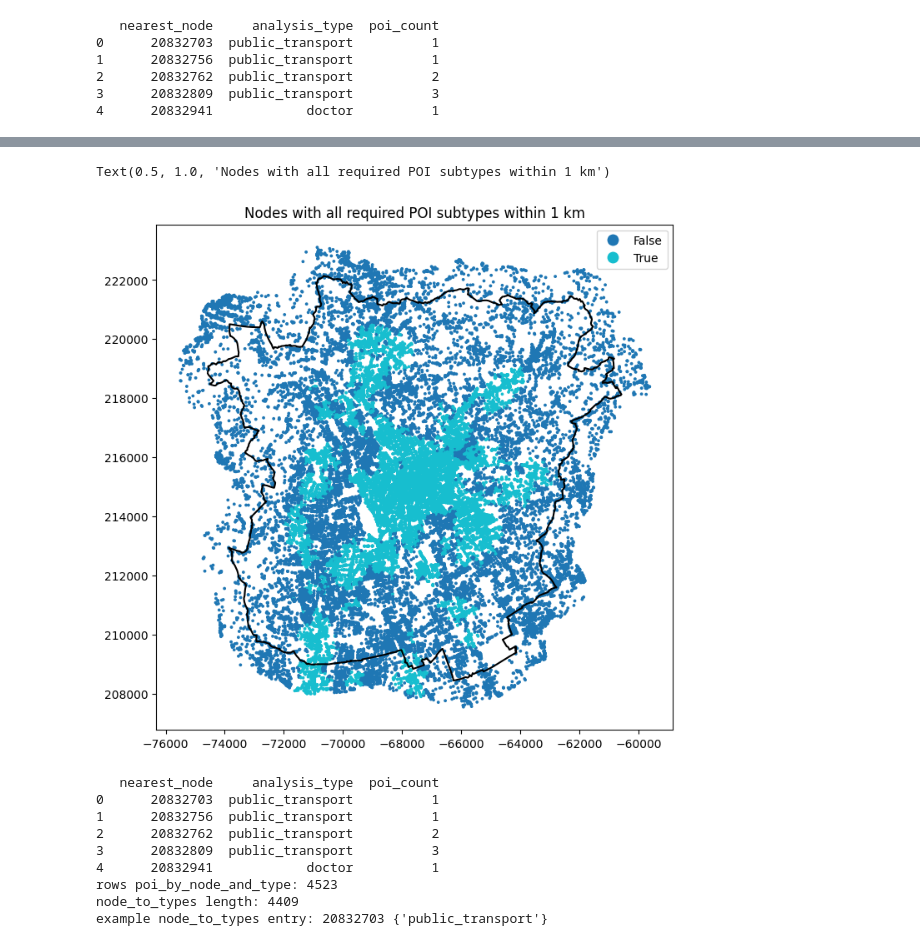
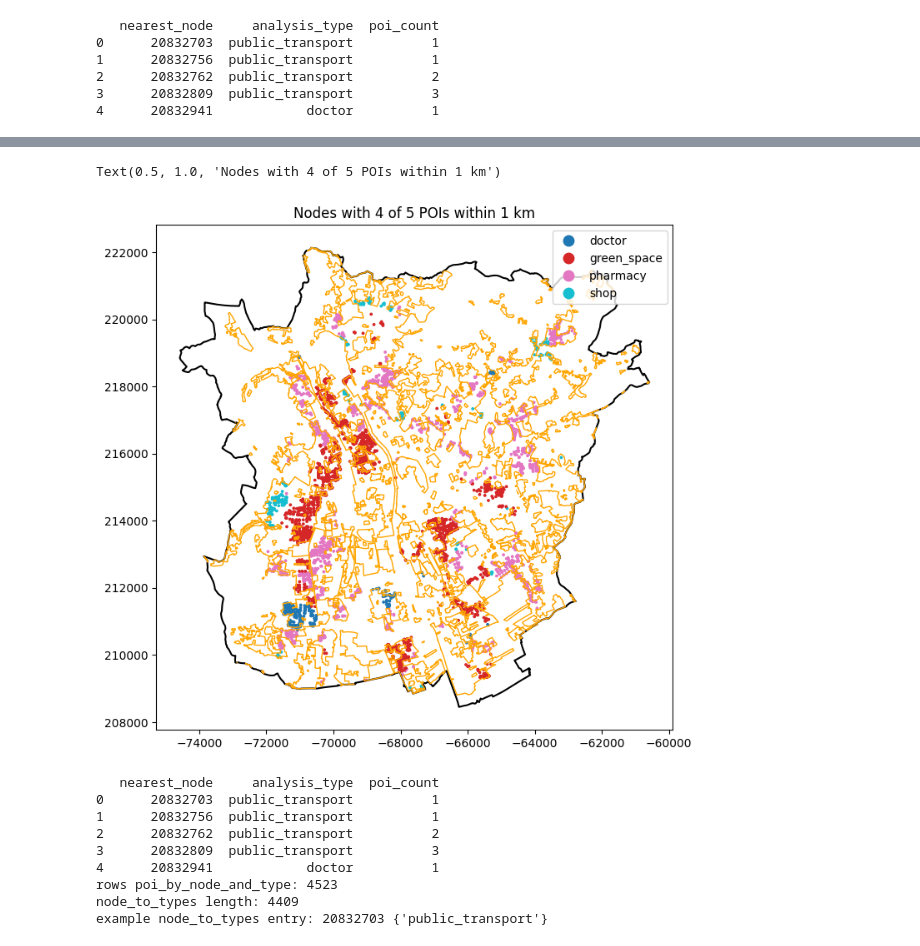
Before and after one commit to VitaDuit/GIS2_Group3_FinalProject, a Jupyter notebook: Group3_FinalProject.ipynb, the cells around one changed output, grey strips where cells are left out. Drawn from its saved outputs; the diff is of its cells as text; code cells hidden in the pictures.

Commit message:
scenario: coverage per node and clustering, facility suggestions

```diff
--- a/Group3_FinalProject.ipynb
+++ b/Group3_FinalProject.ipynb
@@ -352,7 +355,7 @@ pois_all_points.loc[mask_non_point, "geometry"] = (
 pois_all_points.to_parquet(POI_ALL_POINTS_PATH, index=False)
 pois_all_points = gpd.read_parquet(POI_ALL_POINTS_PATH)
 # %%
-pois_all_points = pois_all_points.to_crs(nodes.crs)
+pois_all_points = pois_all_points.to_crs(epsg=project_crs)
 
 # Coordinates of POIs
 X = pois_all_points.geometry.x  # x/longitude or projected x
@@ -662,0 +793,35 @@ nodes["has_all_required"] = nodes["reachable_types"].apply(
+# %%
+# Add per-category coverage boolean columns
+nodes_analysis_residential["covered_shop"] = nodes_analysis_residential["reachable_types"].apply(
+    lambda s: "shop" in s
+)
+nodes_analysis_residential["covered_public_transport"] = nodes_analysis_residential["reachable_types"].apply(
+    lambda s: "public_transport" in s
+)
+nodes_analysis_residential["covered_green_space"] = nodes_analysis_residential["reachable_types"].apply(
+    lambda s: "green_space" in s
+)
+nodes_analysis_residential["covered_doctor"] = nodes_analysis_residential["reachable_types"].apply(
+    lambda s: "doctor" in s
+)
+nodes_analysis_residential["covered_pharmacy"] = nodes_analysis_residential["reachable_types"].apply(
+    lambda s: "pharmacy" in s
+)
+
+# number of covered categories
+nodes_analysis_residential["num_covered"] = (
+    nodes_analysis_residential["covered_shop"].astype(int)
+    + nodes_analysis_residential["covered_public_transport"].astype(int)
+    + nodes_analysis_residential["covered_green_space"].astype(int)
+    + nodes_analysis_residential["covered_doctor"].astype(int)
+    + nodes_analysis_residential["covered_pharmacy"].astype(int)
+)
+
+# consistency with has_all_required
+# nodes_analysis["has_all_required"] = nodes_analysis["num_covered"].eq(5)
+# %%
+# Save nodes with exactly 4 of 5 covered
+nodes_analysis_residential = nodes_analysis_residential[nodes_analysis_residential["num_covered"] == 4].copy()
+nodes_analysis_residential["missing_type"] = nodes_analysis_residential["reachable_types"].apply(
+    lambda s: list(required_types - s)[0]
+)
@@ -663,18 +848,18 @@ nodes["has_all_required"] = nodes["reachable_types"].apply(
 # %%
 ax = gdf_graz.boundary.plot(edgecolor="black", figsize=(8, 8))
-
-nodes.plot(
+gdf_residential.boundary.plot(ax=ax, edgecolor="orange", linewidth=1)
+nodes_analysis_residential.plot(
     ax=ax,
-    column="has_all_required",
+    column="missing_type",
     categorical=True,
     legend=True,
     markersize=3,
 )
 
-ax.set_title("Nodes with all required POI subtypes within 1 km")
+ax.set_title("Nodes with 4 of 5 POIs within 1 km")
 # %% [output]
-Text(0.5, 1.0, 'Nodes with all required POI subtypes within 1 km')
+Text(0.5, 1.0, 'Nodes with 4 of 5 POIs within 1 km')
-[figure, old version]
+[figure, new version]
 # %%
 print(poi_by_node_and_type.head())
 print("rows poi_by_node_and_type:", len(poi_by_node_and_type))
```
Also changed, not shown: parts of 27 cells of this notebook.
